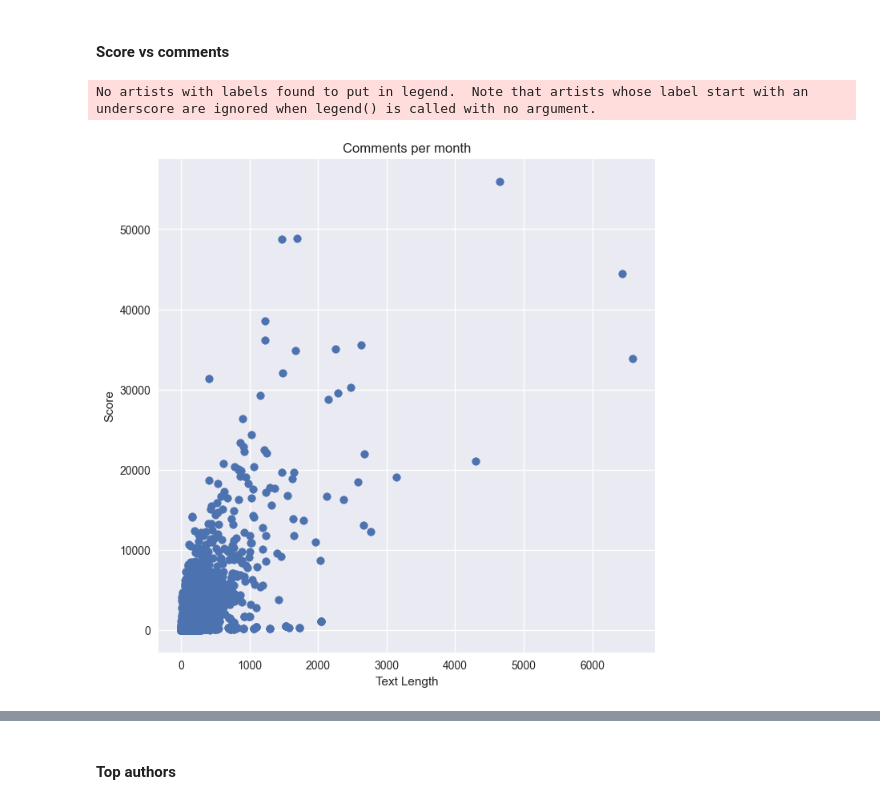
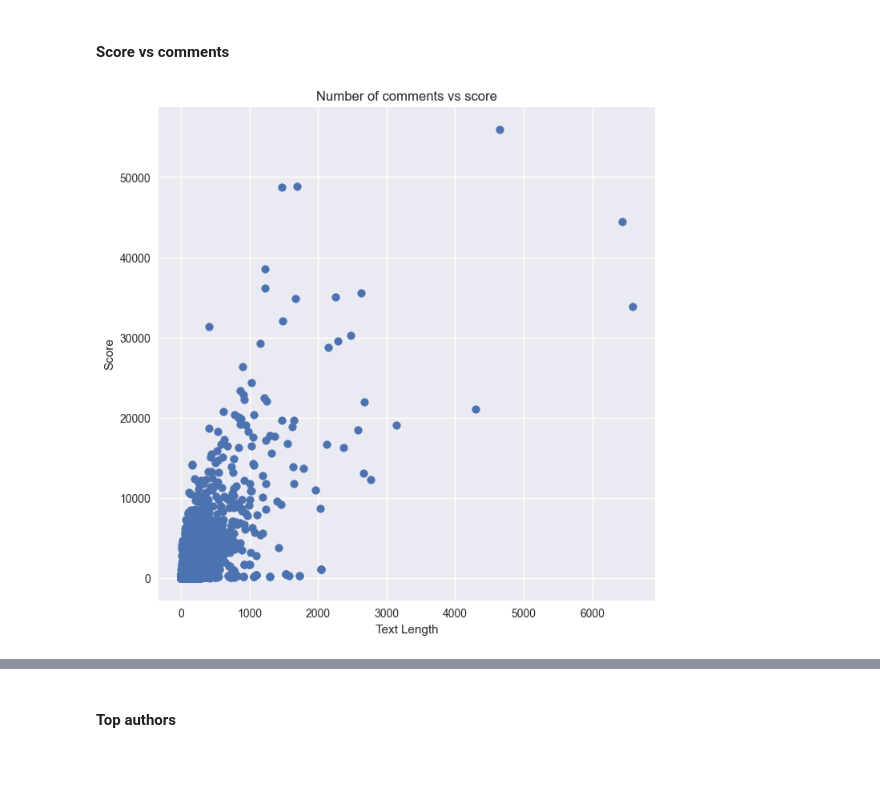
Before and after one commit to mlgomez0/advanced_python_project, a Jupyter notebook: notebooks/feat-visualizations.ipynb, the cells around one changed output, grey strips where cells are left out. Saved outputs shown, nothing was run; the diff lists cells and outputs as text; code cells hidden in the pictures; blank space fills up the shorter version.

```diff
--- a/notebooks/feat-visualizations.ipynb
+++ b/notebooks/feat-visualizations.ipynb
@@ -11,4 +12,4 @@ pd.options.display.max_rows = 100
 # %% [raw]
 Idea objetivo: Understand the topic how actual it is and the drivers for a high score or upvote
 # %%
-df = pd.read_csv('climate_change.csv')
+data = pd.read_csv('climate_change.csv')
@@ -17 +16,9 @@ df['Time'] = pd.to_datetime(df['Time'], unit='s')
+# %%
+data['Time'] = pd.to_datetime(data['Time'], unit='s')
+data['Year'] = data['Time'].dt.year
+data['Month'] = data['Time'].dt.month
+data['Day'] = data['Time'].dt.day
+data['Hour'] = data['Time'].dt.hour
+data['TimeOfDay'] = pd.cut(data['Time'].dt.hour, bins=[0, 6, 12, 18, 24], labels=['Night', 'Morning', 'Afternoon', 'Evening'])
+data['IsWeekend'] = data['Time'].dt.weekday // 5 == 1
 # %%
@@ -111,16 +116,14 @@ No artists with labels found to put in legend.  Note that artists whose label st
 # %%
 def plot_score_vs_comments():
 
     # Draw
     plt.figure(figsize=(8, 8))
-    plt.scatter(x=df['Comments'], y=df['Score'])
-    plt.title('Comments per month')
+    plt.scatter(x=data['Comments'], y=data['Score'])
+    plt.title('Number of comments vs score')
     plt.xlabel('Text Length')
     plt.ylabel('Score')
-    plt.legend()
     plt.show();
 
 plot_score_vs_comments()
 # %% [output]
-No artists with labels found to put in legend.  Note that artists whose label start with an underscore are ignored when legend() is called with no argument.
-[figure, old version]
+[figure, new version]
```
Also changed, not shown: parts of 27 cells of this notebook.
